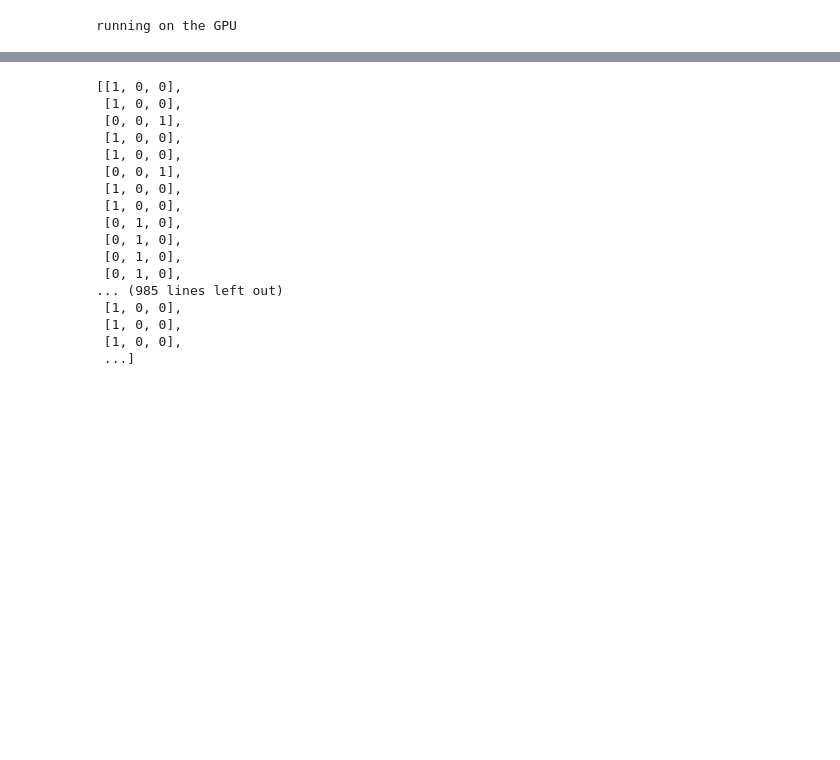
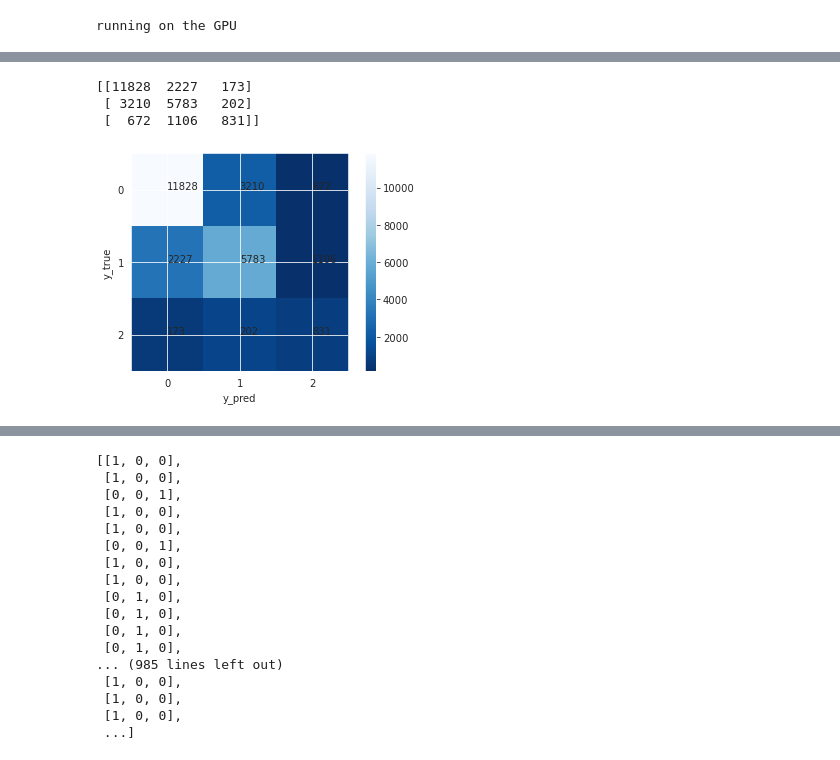
Before and after one commit to Muhongfan/Modelling-and-Sentiment-Analysis-of-Tweets-Related-to-Freedom-Convoy, a Jupyter notebook: CNN_embedB.ipynb, the cells around one changed output, grey strips where cells are left out. Cells and saved outputs as stored; diff of their text form; code cells hidden in the pictures; blank space fills up the shorter version.

```diff
--- a/CNN_embedB.ipynb
+++ b/CNN_embedB.ipynb
@@ -697,6 +703,42 @@ weighted avg       0.71      0.71      0.71     26032
 # print(type(labels))
 # %%
 # print(type(probs.astype(int)))
+# %%
+pred = np.argmax(probs, axis=1)
+# label
+y_train = np.argmax(labels, axis=1)
+# %%
+from sklearn.metrics import confusion_matrix
+def get_confusion_matrix(trues, preds):
+  labels = [0,1,2]
+  conf_matrix = confusion_matrix(y_true= trues, y_pred = preds, labels = labels)
+  return conf_matrix
+def plot_confusion_matrix(conf_matrix):
+  plt.imshow(conf_matrix, cmap=plt.cm.Blues_r)
+  indices = range(conf_matrix.shape[0])
+  labels = [0, 1,2]
+  plt.xticks(indices, labels)
+  plt.yticks(indices, labels)
+  plt.colorbar()
+  plt.xlabel('y_pred')
+  plt.ylabel('y_true')
+  # 显示数据
+  for first_index in range(conf_matrix.shape[0]):
+    for second_index in range(conf_matrix.shape[1]):
+      plt.text(first_index, second_index, conf_matrix[first_index, second_index])
+  plt.savefig('heatmap_confusion_matrix.jpg')
+  plt.show()
+
+conf_matrix = get_confusion_matrix(y_train, pred)
+print(conf_matrix)
+# %% [output]
+[[11828  2227   173]
+ [ 3210  5783   202]
+ [  672  1106   831]]
+# %%
+plot_confusion_matrix(conf_matrix)
+# %% [output]
+[figure, added]
 # %%
 probs = list(probs)
 
```
Also changed, not shown: parts of 8 cells of this notebook.
